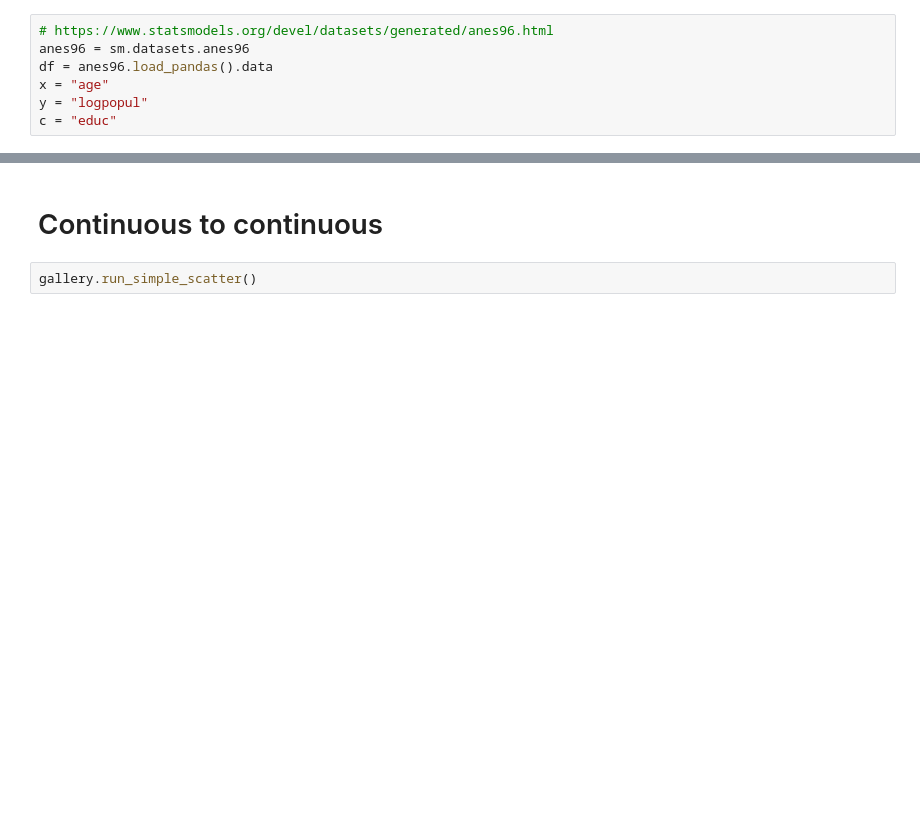
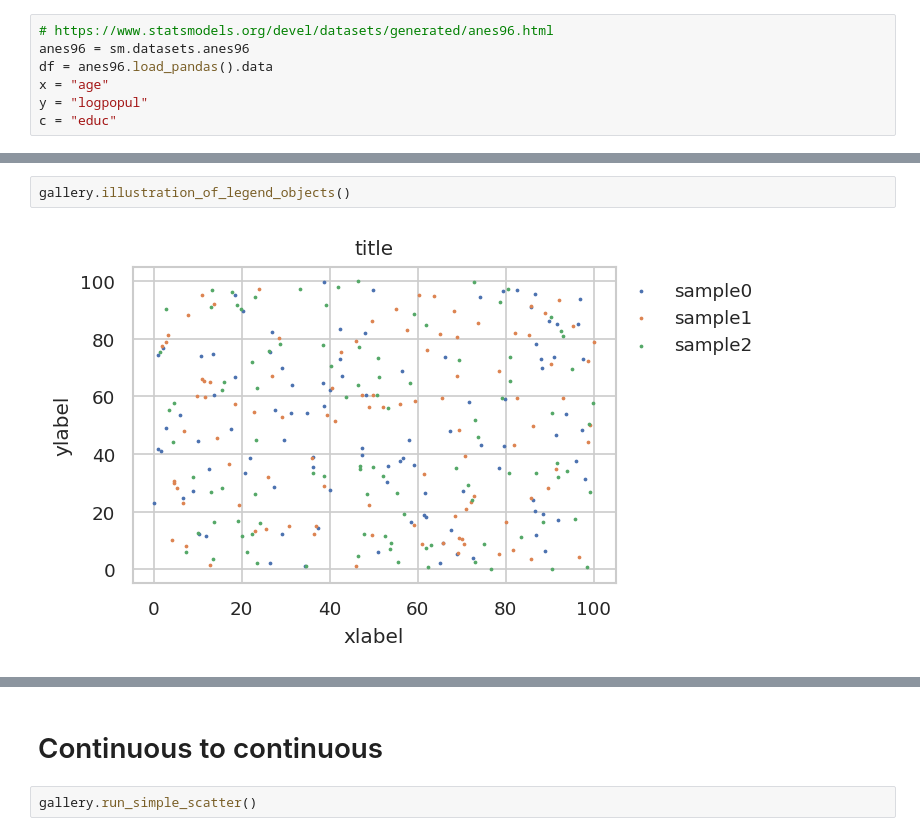
Before and after one commit to toshiakiasakura/matplotlib_gallery, a Jupyter notebook: src/1_gallery.ipynb, the cells around one changed output, grey strips where cells are left out. Saved outputs shown, nothing was run; the diff lists cells and outputs as text; blank space fills up the shorter version.

```diff
--- a/src/1_gallery.ipynb
+++ b/src/1_gallery.ipynb
@@ -27,0 +37,4 @@ c = "educ"
+# %%
+gallery.illustration_of_legend_objects()
+# %% [output]
+[figure, added]
```
Also changed, not shown: parts of 4 cells of this notebook, 1 other file.
